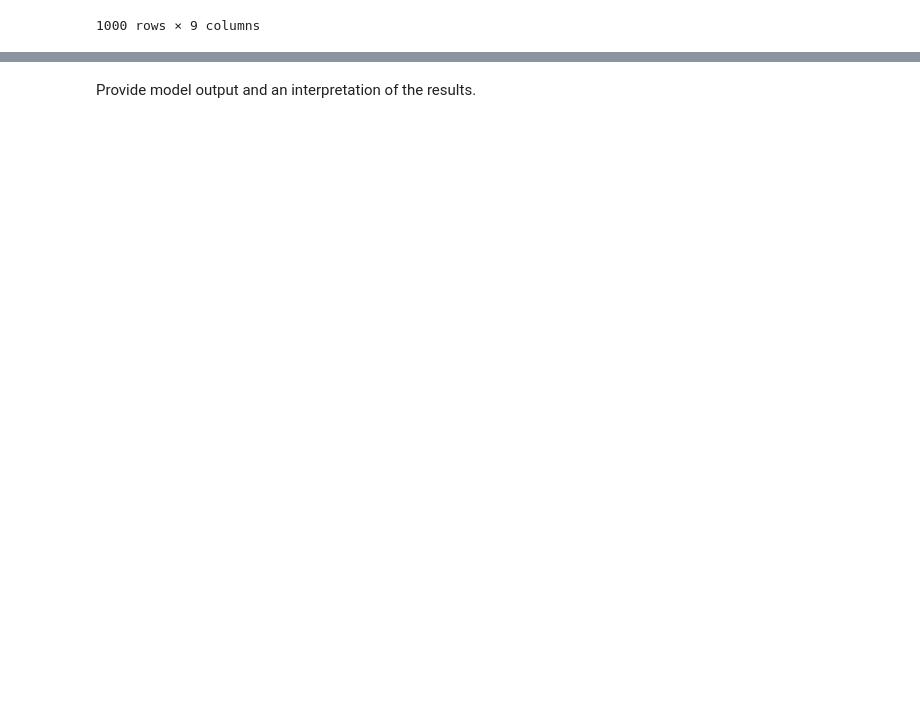
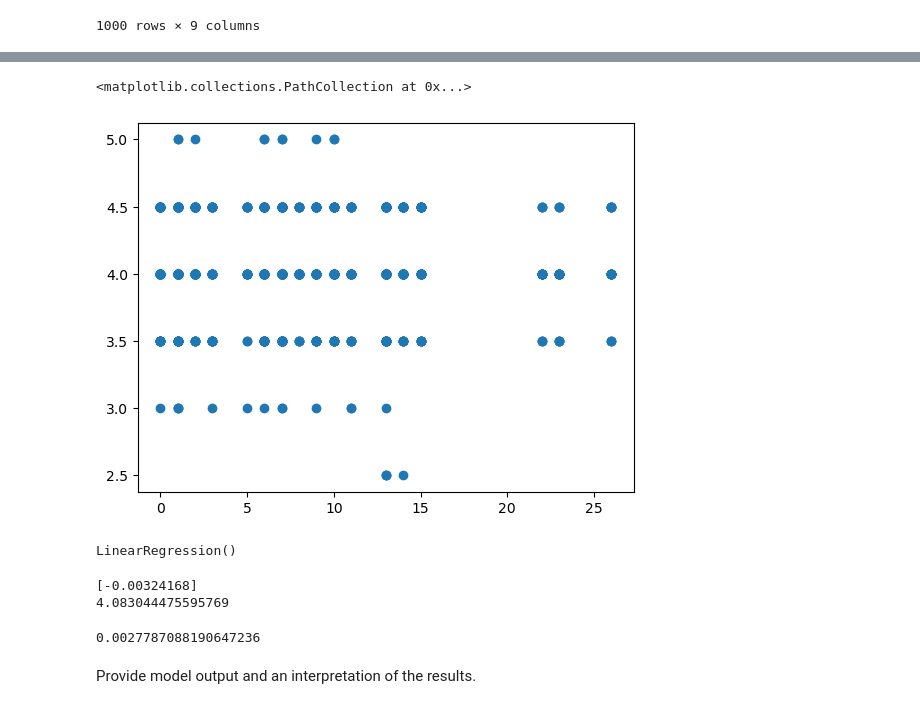
Before and after one commit to mariamguleid/Statistical-Modeling-Proj, a Jupyter notebook: notebooks/model_building.ipynb, the cells around one changed output, grey strips where cells are left out. Saved outputs shown, nothing was run; the diff lists cells and outputs as text; code cells hidden in the pictures; blank space fills up the shorter version.

```diff
--- a/notebooks/model_building.ipynb
+++ b/notebooks/model_building.ipynb
@@ -50,0 +27,5 @@ ValueError: Shape of passed values is (1000, 1), indices imply (1000, 1000)
+# %%
+#Mark response variable (y) and the predictor(X)
+X = df.iloc[:, 3].values
+y = df.iloc[:, 6].values
+X,y
@@ -51,3 +50,32 @@ ValueError: Shape of passed values is (1000, 1), indices imply (1000, 1000)
+# %%
+# Check whether there is a linear pattern between X, y
+
+plt.scatter(X, y)
+# %% [output]
+<matplotlib.collections.PathCollection at 0x...>
+[figure, added]
+# %%
+#reshaping data using array.reshape (-1,1)
+
+regressor = LinearRegression()
+regressor.fit(X.reshape (-1,1),y)
+# %% [output]
+LinearRegression()
+# %%
+print(regressor.coef_)
+print(regressor.intercept_)
+# %% [output]
+[-0.00324168]
+4.083044475595769
+# %%
+# Get r-squared value
+
+y_pred=regressor.predict(X.reshape (-1,1))
+y_pred
+
+r2_score(y,y_pred)
+# %% [output]
+0.0027787088190647236
 # %% [markdown]
 Provide model output and an interpretation of the results.
 # %%
```
Also changed, not shown: parts of 8 cells of this notebook, 4 other files.
